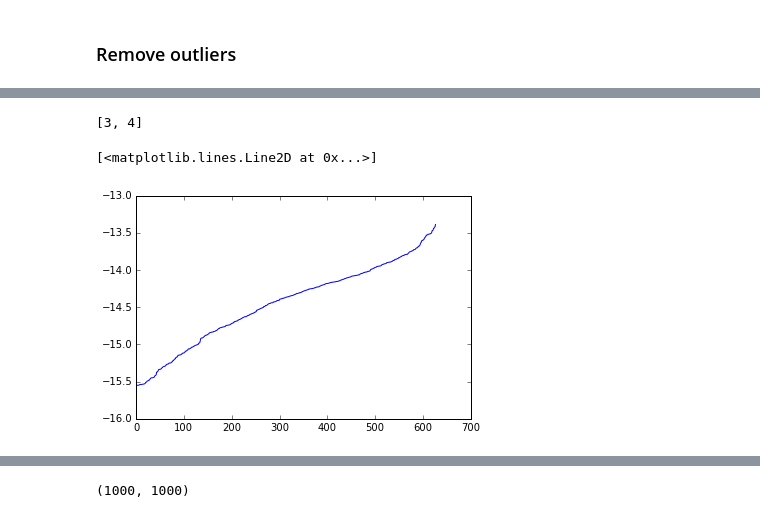
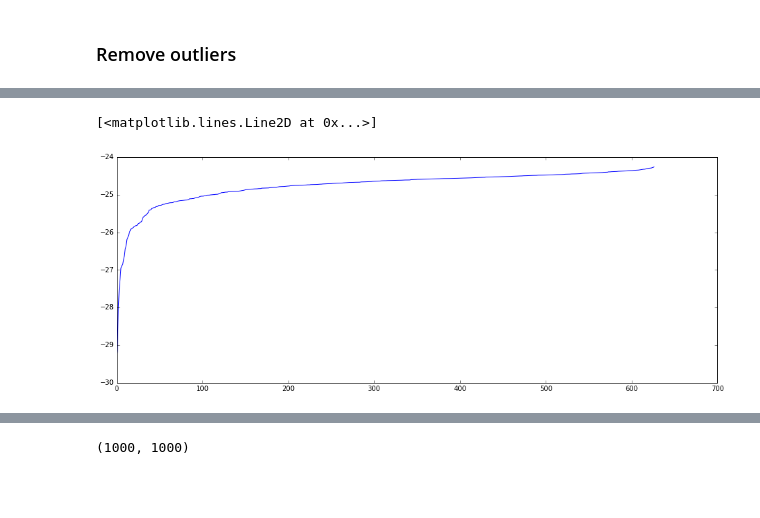
Before and after one commit to ulfaslak/MScProject-build-dataset, a Jupyter notebook: build_dataset/build_dataset.ipynb, the cells around one changed output, grey strips where cells are left out. Cells and saved outputs as stored; diff of their text form; code cells hidden in the pictures; blank space fills up the shorter version.

Commit message:
cleanup

```diff
--- a/build_dataset/build_dataset.ipynb
+++ b/build_dataset/build_dataset.ipynb
@@ -160,9 +160,11 @@ dict(zip(range(1, len(features_x)+1 ),features_x))
 # %% [markdown]
 ### Remove outliers
 # %%
-out_svm = Outlier_detector_svm(X_scaled, hard=False, threshold=-1, visualize=True, nu=0.1, gamma=0.25)
-out_kd = Outlier_detector_kd(X_scaled, visualize=True, threshold=0.07, bandwidth=0.5, kernel='exponential')
-outliers = out_kd.main()
+out_svm = Outlier_detector_svm(X_scaled[:,[5,7]], hard=False, threshold=-1, visualize=True, nu=0.1, gamma=0.25)
+#out_kd = Outlier_detector_kd(X_scaled[:,[6,7]], visualize=True, threshold=0.08, bandwidth=2, kernel='exponential')
+outliers = out_svm.main()
+
+#import sys; sys.exit()
 
 X_clean = np.delete(X_scaled,outliers,axis=0)
 Y_clean = np.delete(Y,outliers,axis=0)
@@ -171,7 +173,7 @@ M_clean = np.delete(M,outliers,axis=0)
 print X_scaled.shape
 print X_clean.shape
 
-np.savetxt("data/X.csv", X_clean, delimiter=",")
-np.savetxt("data/Y.csv", Y_clean, delimiter=",")
+np.savetxt("data/X_clean.csv", X_clean, delimiter=",")
+np.savetxt("data/Y_clean.csv", Y_clean, delimiter=",")
 np.savetxt("data/M.csv", M, delimiter=",")
 # %% [output]
@@ -182,13 +183,10 @@ np.savetxt("data/M.csv", M, delimiter=",")
-# %%
-[1,2,3,4,5][2:-1]
-# %% [output]
-[3, 4]
 # %%
 component_combinations = out_kd.component_combinations
 log_dens = out_kd.log_dens
 X = out_kd.X[:,component_combinations[0]]
 # %%
+plt.figure(figsize=(16,6))
 plt.plot(range(len(log_dens)),sorted(log_dens))
 # %% [output]
 [<matplotlib.lines.Line2D at 0x...>]
-[figure, old version]
+[figure, new version]
```
Also changed, not shown: parts of 5 cells of this notebook, 2 other files.
